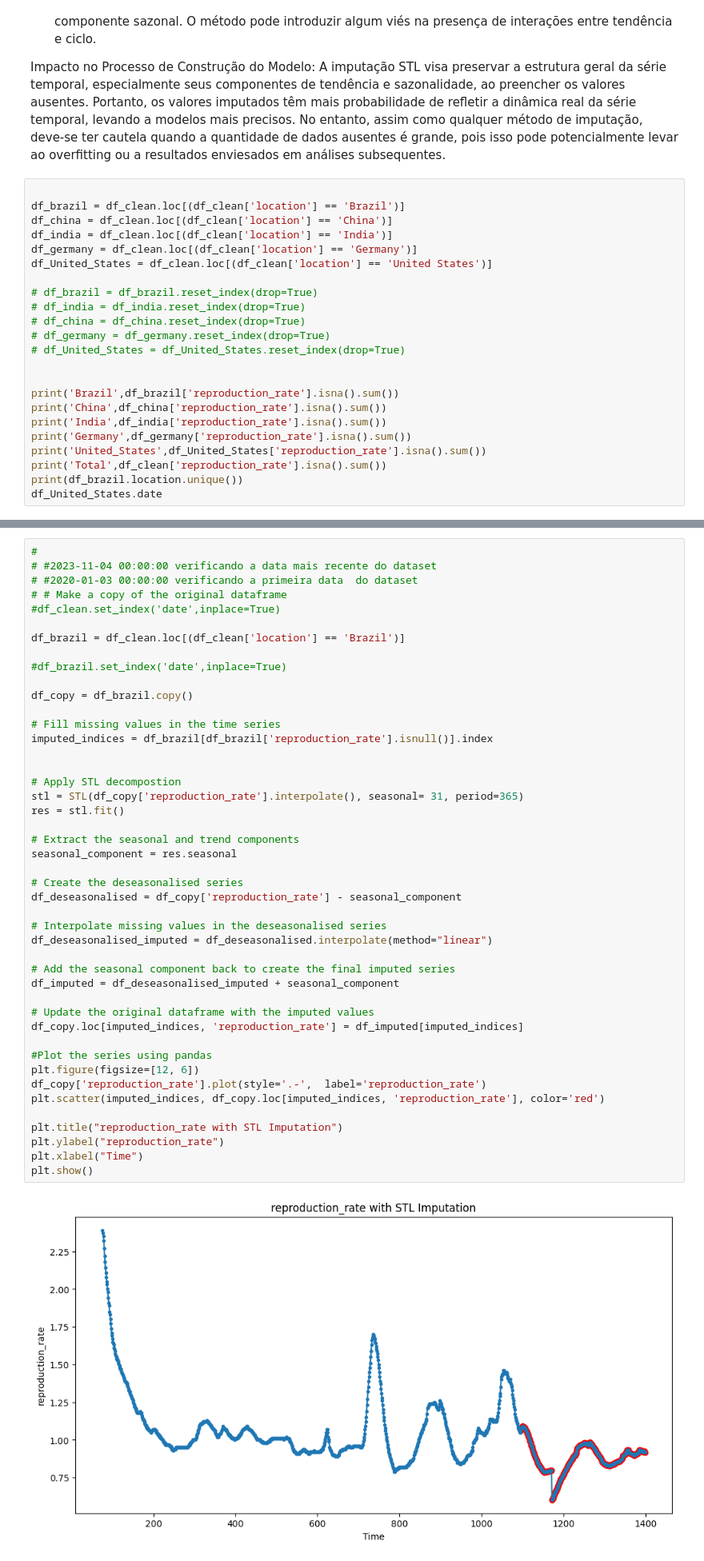
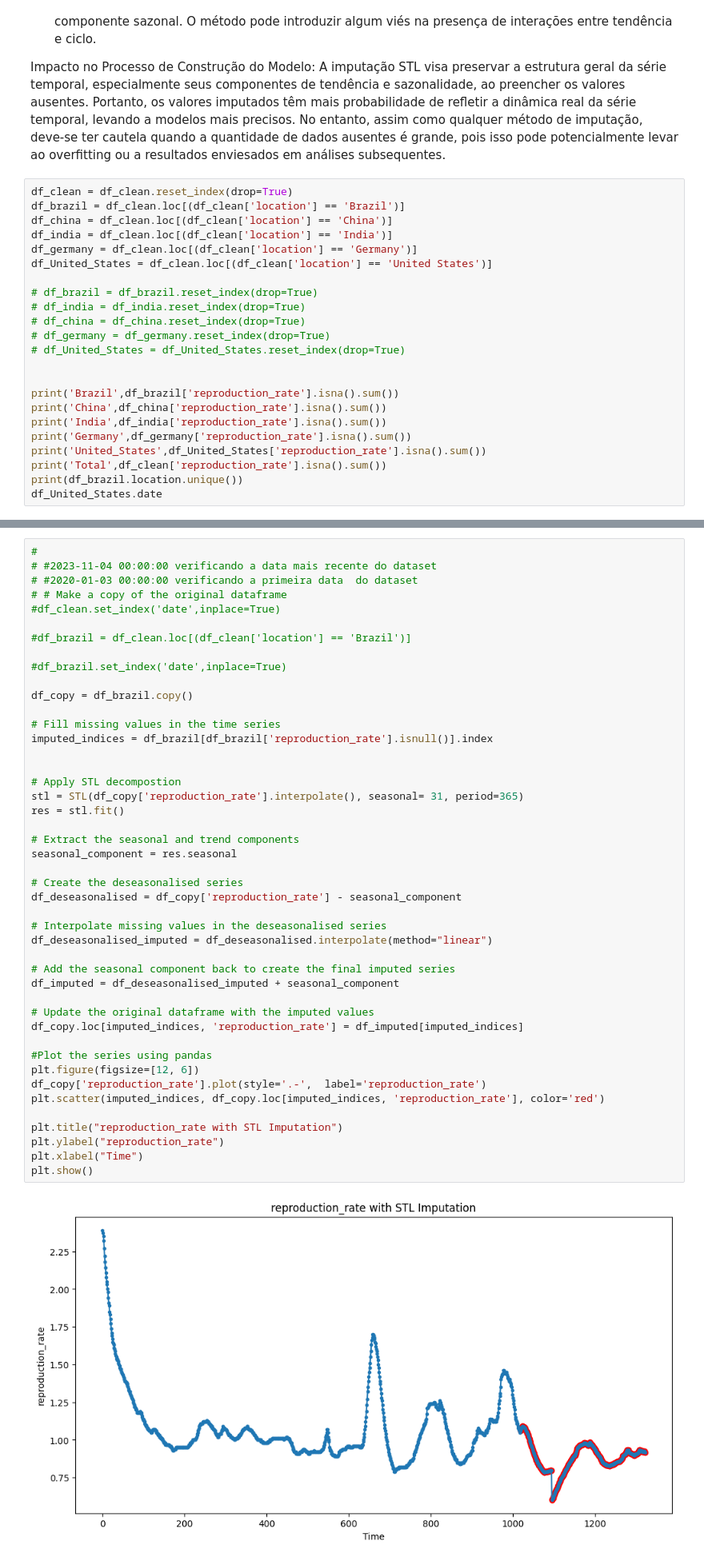
Before and after one commit to awildt01/Covid19-Datenvisualisierung, a Jupyter notebook: Analyse_und_Visualization_covid19.ipynb, the cells around one changed output, grey strips where cells are left out. Shown at 80% size. Drawn from its saved outputs; the diff is of its cells as text.

```diff
--- a/Analyse_und_Visualization_covid19.ipynb
+++ b/Analyse_und_Visualization_covid19.ipynb
@@ -790,7 +789,7 @@ O método pode introduzir algum viés na presença de interações entre tendên
 Impacto no Processo de Construção do Modelo:
 A imputação STL visa preservar a estrutura geral da série temporal, especialmente seus componentes de tendência e sazonalidade, ao preencher os valores ausentes. Portanto, os valores imputados têm mais probabilidade de refletir a dinâmica real da série temporal, levando a modelos mais precisos. No entanto, assim como qualquer método de imputação, deve-se ter cautela quando a quantidade de dados ausentes é grande, pois isso pode potencialmente levar ao overfitting ou a resultados enviesados em análises subsequentes.
 # %%
-
+df_clean = df_clean.reset_index(drop=True)
 df_brazil = df_clean.loc[(df_clean['location'] == 'Brazil')]
 df_china = df_clean.loc[(df_clean['location'] == 'China')]
 df_india = df_clean.loc[(df_clean['location'] == 'India')]
@@ -839,7 +838,7 @@ Name: date, Length: 1176, dtype: datetime64[ns]
 # # Make a copy of the original dataframe
 #df_clean.set_index('date',inplace=True)
 
-df_brazil = df_clean.loc[(df_clean['location'] == 'Brazil')]
+#df_brazil = df_clean.loc[(df_clean['location'] == 'Brazil')]
 
 #df_brazil.set_index('date',inplace=True)
 
@@ -851,31 +850,31 @@ imputed_indices = df_brazil[df_brazil['reproduction_rate'].isnull()].index
 
 # Apply STL decompostion
 stl = STL(df_copy['reproduction_rate'].interpolate(), seasonal= 31, period=365)
 res = stl.fit()
 
 # Extract the seasonal and trend components
 seasonal_component = res.seasonal
 
 # Create the deseasonalised series
 df_deseasonalised = df_copy['reproduction_rate'] - seasonal_component
 
 # Interpolate missing values in the deseasonalised series
 df_deseasonalised_imputed = df_deseasonalised.interpolate(method="linear")
 
 # Add the seasonal component back to create the final imputed series
 df_imputed = df_deseasonalised_imputed + seasonal_component
 
 # Update the original dataframe with the imputed values
 df_copy.loc[imputed_indices, 'reproduction_rate'] = df_imputed[imputed_indices]
 
 #Plot the series using pandas
 plt.figure(figsize=[12, 6])
 df_copy['reproduction_rate'].plot(style='.-',  label='reproduction_rate')
 plt.scatter(imputed_indices, df_copy.loc[imputed_indices, 'reproduction_rate'], color='red')
 
 plt.title("reproduction_rate with STL Imputation")
 plt.ylabel("reproduction_rate")
 plt.xlabel("Time")
 plt.show()
 # %% [output]
-[figure, old version]
+[figure, new version]
```
Also changed, not shown: parts of 9 cells of this notebook.
